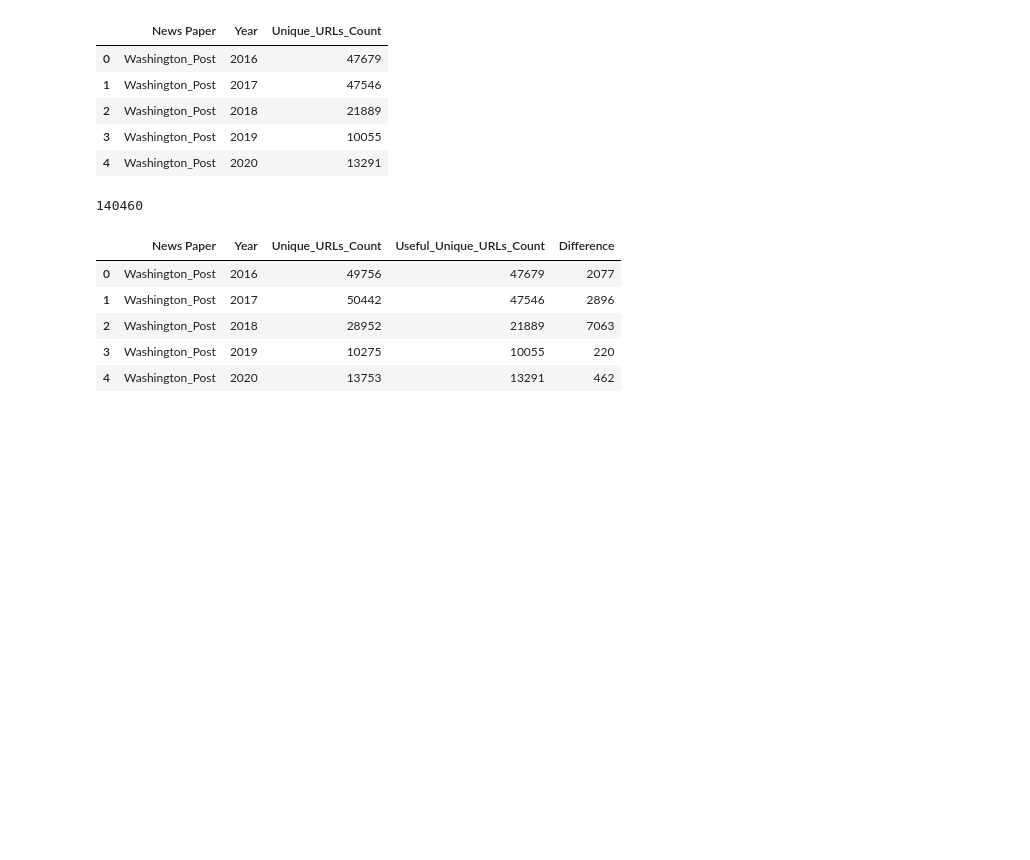
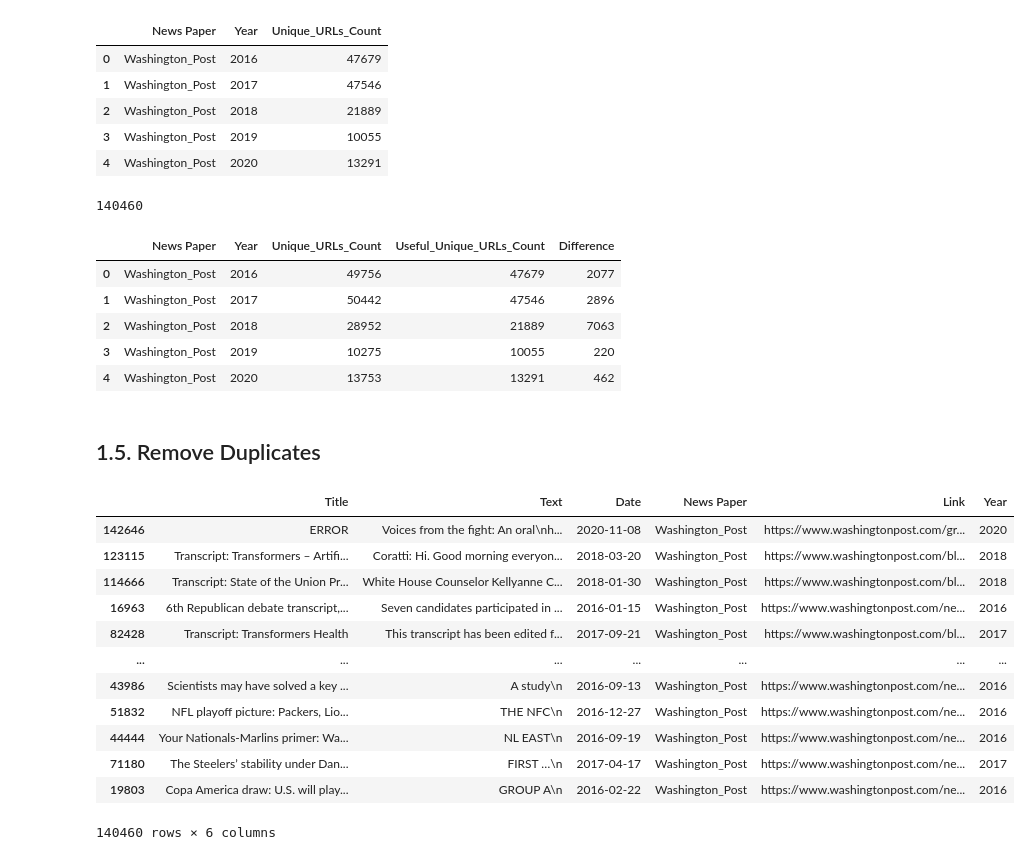
Before and after one commit to TBoedt/Constructing-A-Climate-Change-Concern-Index-Based-Upon-US-Newspaper-Articles, a Jupyter notebook: Checking_URLs_Articles.ipynb, the cells around one changed output. Cells and saved outputs as stored; diff of their text form; code cells hidden in the pictures; blank space fills up the shorter version.

```diff
--- a/Checking_URLs_Articles.ipynb
+++ b/Checking_URLs_Articles.ipynb
@@ -757,3 +758,22 @@ Comparison_WP_2
 | 2 | Washington_Post | 2018 | 28952 | 21889 | 7063 |
 | 3 | Washington_Post | 2019 | 10275 | 10055 | 220 |
 | 4 | Washington_Post | 2020 | 13753 | 13291 | 462 |
+# %% [markdown]
+## 1.5. Remove Duplicates
+# %%
+#Keep the articles with the longest text
+Articles_WP_Clean.sort_values(by='Text', key=lambda x: x.str.len(), ascending=False).drop_duplicates(subset=['Date', 'Link'], keep='first')
+# %% [output]
+|  | Title | Text | Date | News Paper | Link | Year |
+| 142646 | ERROR | Voices from the fight: An oral\nh... | 2020-11-08 | Washington_Post | https://www.washingtonpost.com/gr... | 2020 |
+| 123115 | Transcript: Transformers – Artifi... | Coratti: Hi. Good morning everyon... | 2018-03-20 | Washington_Post | https://www.washingtonpost.com/bl... | 2018 |
+| 114666 | Transcript: State of the Union Pr... | White House Counselor Kellyanne C... | 2018-01-30 | Washington_Post | https://www.washingtonpost.com/bl... | 2018 |
+| 16963 | 6th Republican debate transcript,... | Seven candidates participated in ... | 2016-01-15 | Washington_Post | https://www.washingtonpost.com/ne... | 2016 |
+| 82428 | Transcript: Transformers Health | This transcript has been edited f... | 2017-09-21 | Washington_Post | https://www.washingtonpost.com/bl... | 2017 |
+| ... | ... | ... | ... | ... | ... | ... |
+| 43986 | Scientists may have solved a key ... | A study\n | 2016-09-13 | Washington_Post | https://www.washingtonpost.com/ne... | 2016 |
+| 51832 | NFL playoff picture: Packers, Lio... | THE NFC\n | 2016-12-27 | Washington_Post | https://www.washingtonpost.com/ne... | 2016 |
+| 44444 | Your Nationals-Marlins primer: Wa... | NL EAST\n | 2016-09-19 | Washington_Post | https://www.washingtonpost.com/ne... | 2016 |
+| 71180 | The Steelers’ stability under Dan... | FIRST …\n | 2017-04-17 | Washington_Post | https://www.washingtonpost.com/ne... | 2017 |
+| 19803 | Copa America draw: U.S. will play... | GROUP A\n | 2016-02-22 | Washington_Post | https://www.washingtonpost.com/ne... | 2016 |
+140460 rows × 6 columns
```
Also changed, not shown: parts of 18 cells of this notebook, 4 other files.
